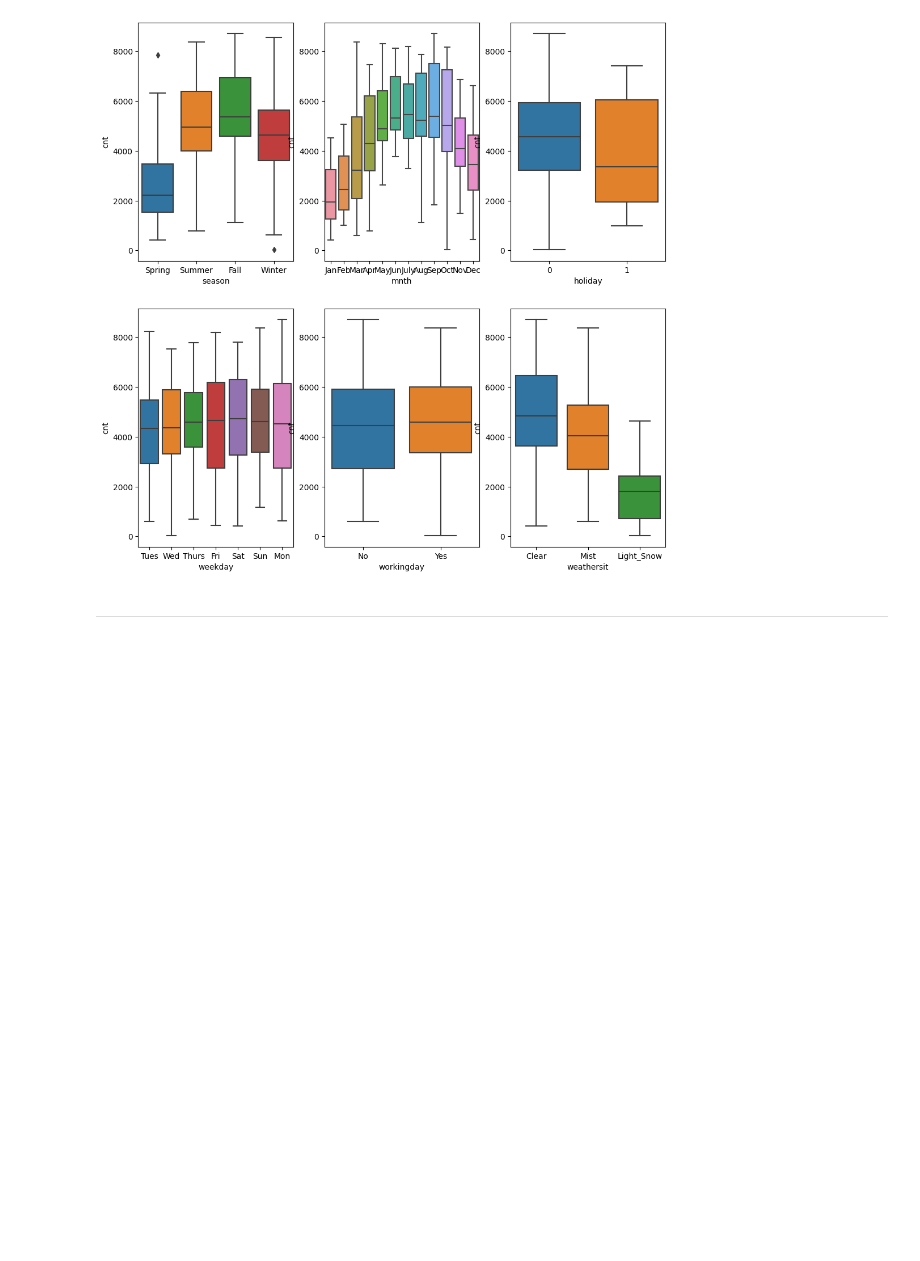
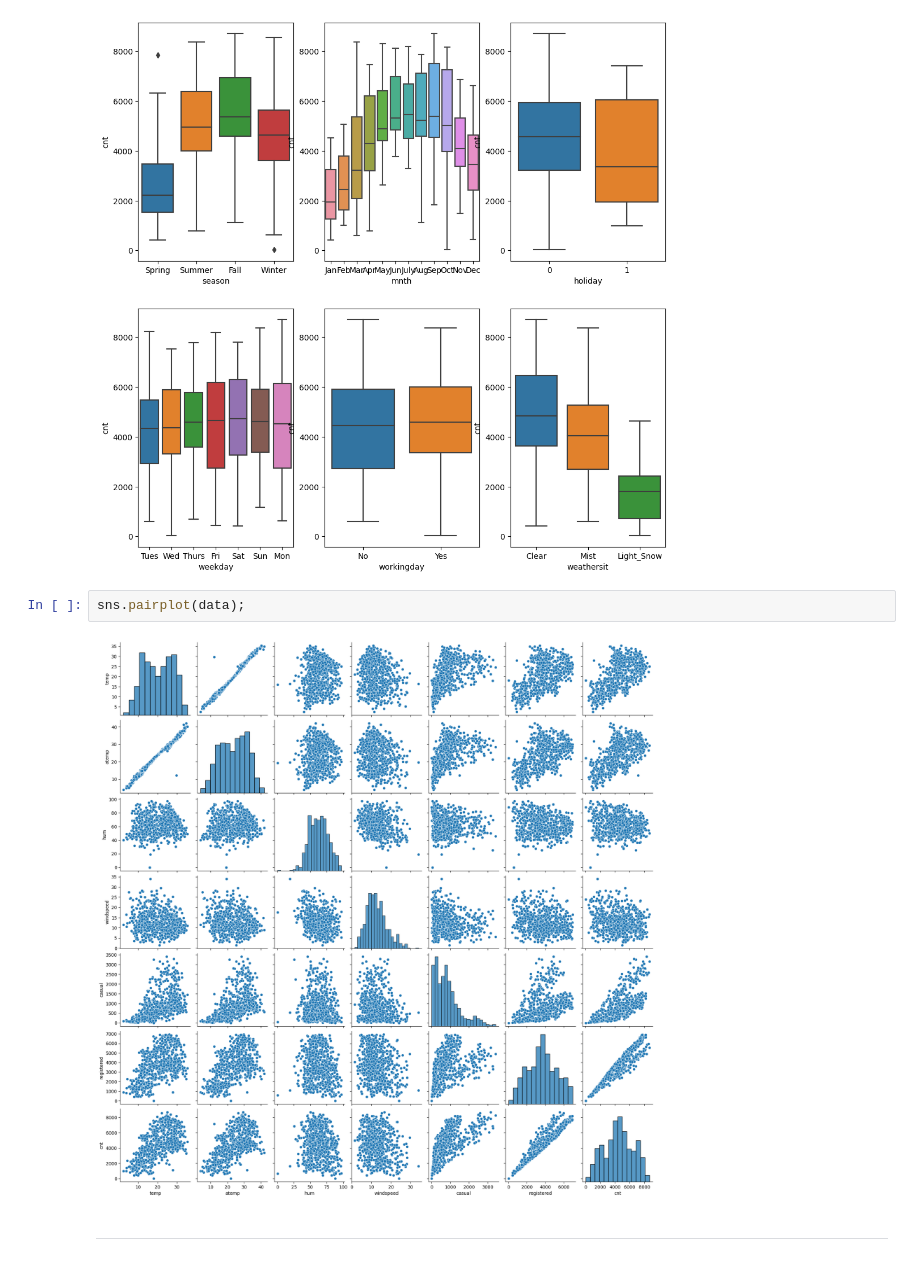
Before and after one commit to jaegarbomb/BikeSharing, a Jupyter notebook: Bike_Sharing_Analysis.ipynb, the cells around one changed output. Cells and saved outputs as stored; diff of their text form; blank space fills up the shorter version.

```diff
--- a/Bike_Sharing_Analysis.ipynb
+++ b/Bike_Sharing_Analysis.ipynb
@@ -263,6 +261,10 @@ for i in enumerate(categorical_vars):
 plt.show()
 # %% [output]
 [figure]
+# %%
+sns.pairplot(data);
+# %% [output]
+[figure, added]
 # %% [markdown]
 ---
 # %% [markdown]
```
Also changed, not shown: parts of 31 cells of this notebook.
